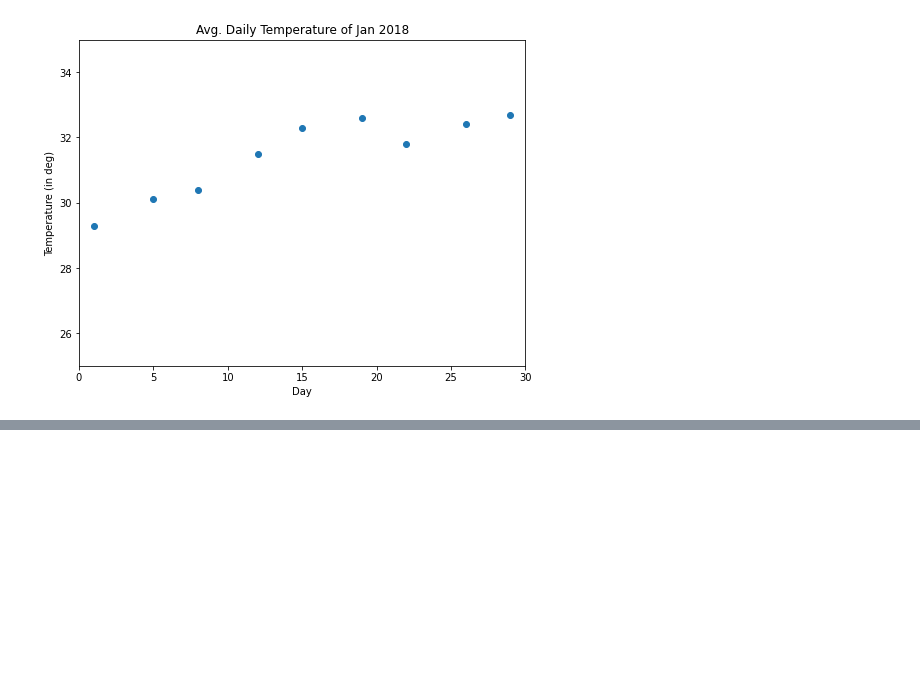
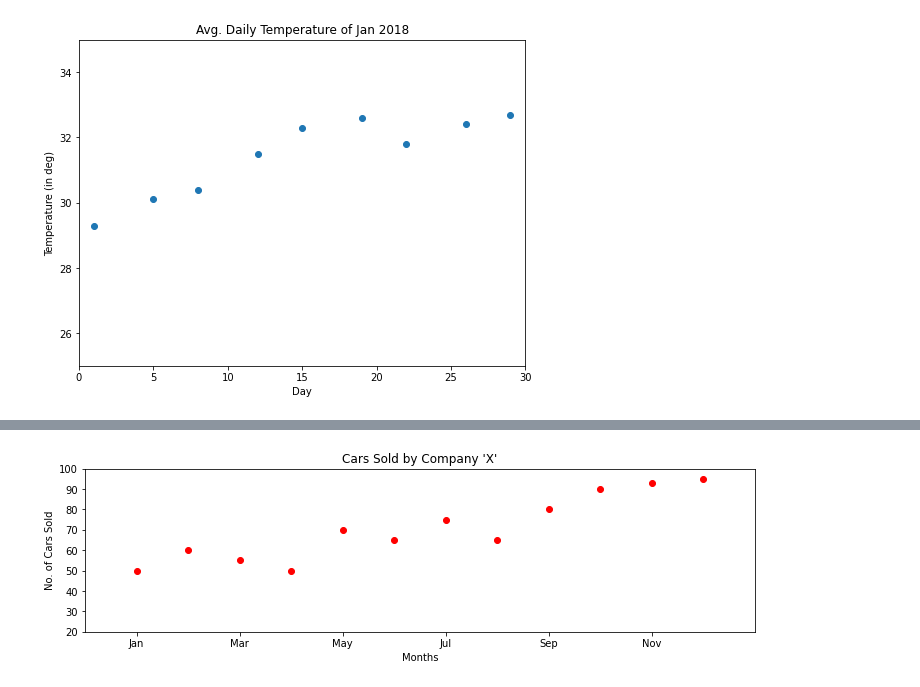
Before and after one commit to vvtrip/ml_manifestations, a Jupyter notebook: 7_tools/9_matplotlib.ipynb, the cells around one changed output, grey strips where cells are left out. Cells and saved outputs as stored; diff of their text form; code cells hidden in the pictures; blank space fills up the shorter version.

```diff
--- a/7_tools/9_matplotlib.ipynb
+++ b/7_tools/9_matplotlib.ipynb
@@ -266,0 +309,16 @@ plt.show()
+# %%
+fig = plt.figure(figsize=(12,3))
+ax = fig.add_subplot(111)
+s = [50,60, 55, 50, 70, 65, 75, 65, 80, 90, 93, 95]
+months = [1, 2, 3, 4, 5, 6, 7, 8, 9, 10, 11, 12]
+ax.scatter(months, s, color='red')
+ax.set_xlim([0,13])
+ax.set_ylim([20,100])
+ax.set_xticks([1,3,5,7,9,11])
+ax.set_xticklabels(['Jan','Mar','May', 'Jul', 'Sep', 'Nov'])
+ax.set_xlabel('Months')
+ax.set_ylabel('No. of Cars Sold')
+ax.set_title("Cars Sold by Company 'X'")
+plt.show()
+# %% [output]
+[figure, added]
```
Also changed, not shown: parts of 2 cells of this notebook.
